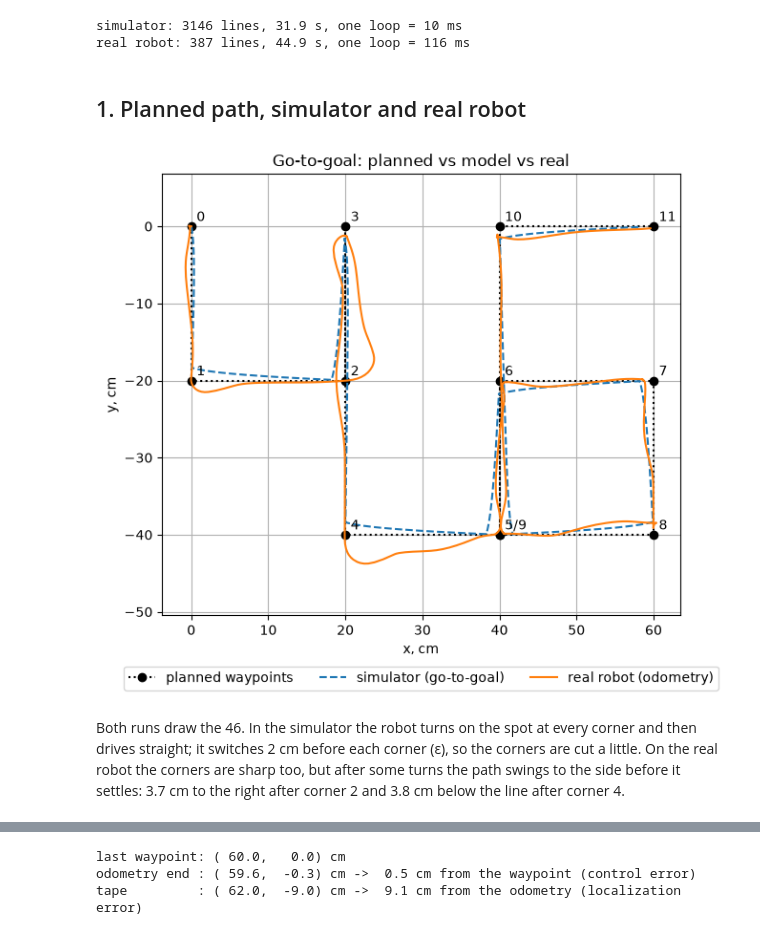
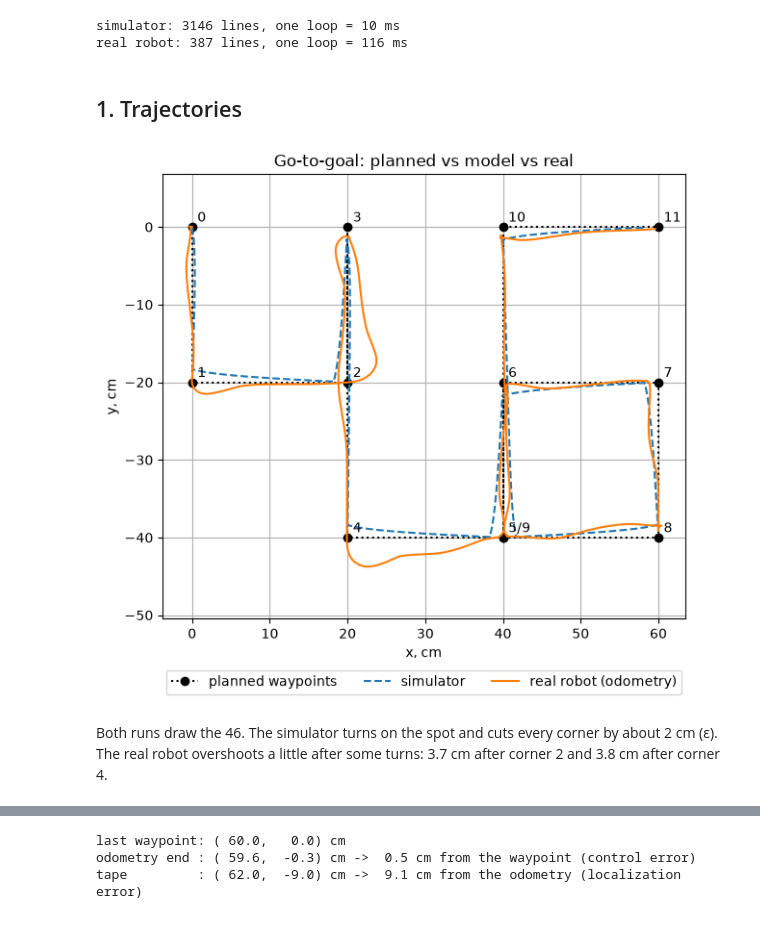
Before and after one commit to diyorbek-7/CS413---Robotics, a Jupyter notebook: Lab7/robotics_lab7_240046.ipynb, the cells around one changed output, grey strips where cells are left out. Cells and saved outputs as stored; diff of their text form; code cells hidden in the pictures.

```diff
--- a/Lab7/robotics_lab7_240046.ipynb
+++ b/Lab7/robotics_lab7_240046.ipynb
@@ -39,39 +34,37 @@ if not os.path.exists('odometry_data_sim.txt'):   # only in Colab: upload both t
     from google.colab import files
     uploaded = files.upload()
 
-# the waypoints of "46" in cm, same order as in the TRIK program; point 0 is the start
+# waypoints of "46" in cm, same order as in the TRIK program; point 0 = start
 wp = np.array([[0, 0], [0, -20], [20, -20], [20, 0], [20, -40],          # the 4
-               [40, -40],                                                 # gap to the 6
+               [40, -40],                                                 # gap
                [40, -20], [60, -20], [60, -40], [40, -40], [40, 0], [60, 0]])   # the 6
 
-# every line of a log is x, y, time; unpack=True gives three separate arrays
-x_s, y_s, t_s = np.loadtxt('odometry_data_sim.txt',  delimiter=',', unpack=True)   # simulator, cm
-x_r, y_r, t_r = np.loadtxt('odometry_data_real.txt', delimiter=',', unpack=True)   # real robot, cm
+# each log line is x, y, time -> three arrays
+x_s, y_s, t_s = np.loadtxt('odometry_data_sim.txt',  delimiter=',', unpack=True)   # simulator
+x_r, y_r, t_r = np.loadtxt('odometry_data_real.txt', delimiter=',', unpack=True)   # real robot
 
 for name, t in (('simulator', t_s), ('real robot', t_r)):
-    print(f'{name}: {len(t)} lines, {(t[-1] - t[0]) / 1000:.1f} s, one loop = {np.diff(t).mean():.0f} ms')
+    print(f'{name}: {len(t)} lines, one loop = {np.diff(t).mean():.0f} ms')   # loop time = time between lines
 # %% [output]
-simulator: 3146 lines, 31.9 s, one loop = 10 ms
-real robot: 387 lines, 44.9 s, one loop = 116 ms
+simulator: 3146 lines, one loop = 10 ms
+real robot: 387 lines, one loop = 116 ms
-# %% [markdown]
-## 1. Planned path, simulator and real robot
+# %% [markdown]
+## 1. Trajectories
 # %%
 plt.figure(figsize=(7, 6))
-plt.plot(wp[:, 0], wp[:, 1], 'k:o', label='planned waypoints')                 # the plan
-plt.plot(x_s, y_s, '--', label='simulator (go-to-goal)')                       # dashed = simulator
-plt.plot(x_r, y_r,       label='real robot (odometry)')                        # solid = real robot odometry
-for px, py in np.unique(wp, axis=0):                       # number the waypoints; point 5 = point 9 -> "5/9"
+plt.plot(wp[:, 0], wp[:, 1], 'k:o', label='planned waypoints')    # the plan
+plt.plot(x_s, y_s, '--', label='simulator')                       # dashed = simulator
+plt.plot(x_r, y_r,       label='real robot (odometry)')           # solid = where the real robot thinks it drove
+for px, py in np.unique(wp, axis=0):                              # number the waypoints (5 and 9 are the same point)
     nums = [str(i) for i, p in enumerate(wp) if p[0] == px and p[1] == py]
     plt.annotate('/'.join(nums), (px, py), textcoords='offset points', xytext=(4, 4))
-plt.axis('equal'); plt.grid(True)                                              # equal axes: the 46 is not stretched
+plt.axis('equal'); plt.grid(True)                                 # equal axes: the 46 is not stretched
 plt.legend(loc='upper center', bbox_to_anchor=(0.5, -0.1), ncol=3)
-plt.xlabel('x, cm'); plt.ylabel('y, cm')                                       # x = start direction, y = left
+plt.xlabel('x, cm'); plt.ylabel('y, cm')                          # x = start direction, y = to the left
 plt.title('Go-to-goal: planned vs model vs real')
 plt.show()
 # %% [output]
-[figure, old version]
+[figure, new version]
 # %% [markdown]
-Both runs draw the 46. In the simulator the robot turns on the spot at every corner and then drives straight; it
-switches 2 cm before each corner (ε), so the corners are cut a little. On the real robot the corners are sharp
-too, but after some turns the path swings to the side before it settles: 3.7 cm to the right after corner 2 and
-3.8 cm below the line after corner 4.
+Both runs draw the 46. The simulator turns on the spot and cuts every corner by about 2 cm (ε). The real
+robot overshoots a little after some turns: 3.7 cm after corner 2 and 3.8 cm after corner 4.
```
Also changed, not shown: parts of 8 cells of this notebook.
